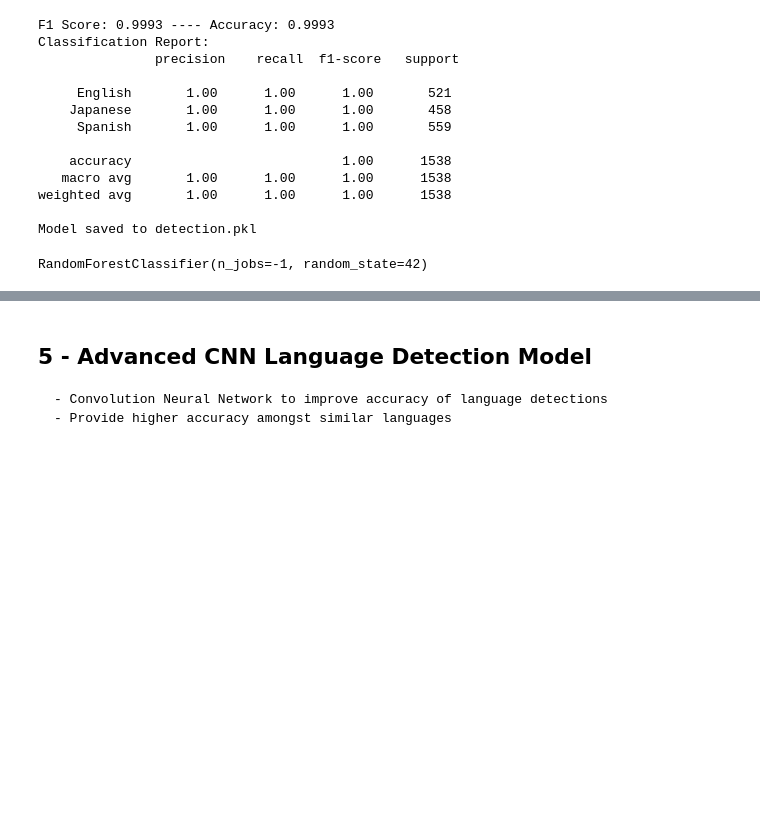
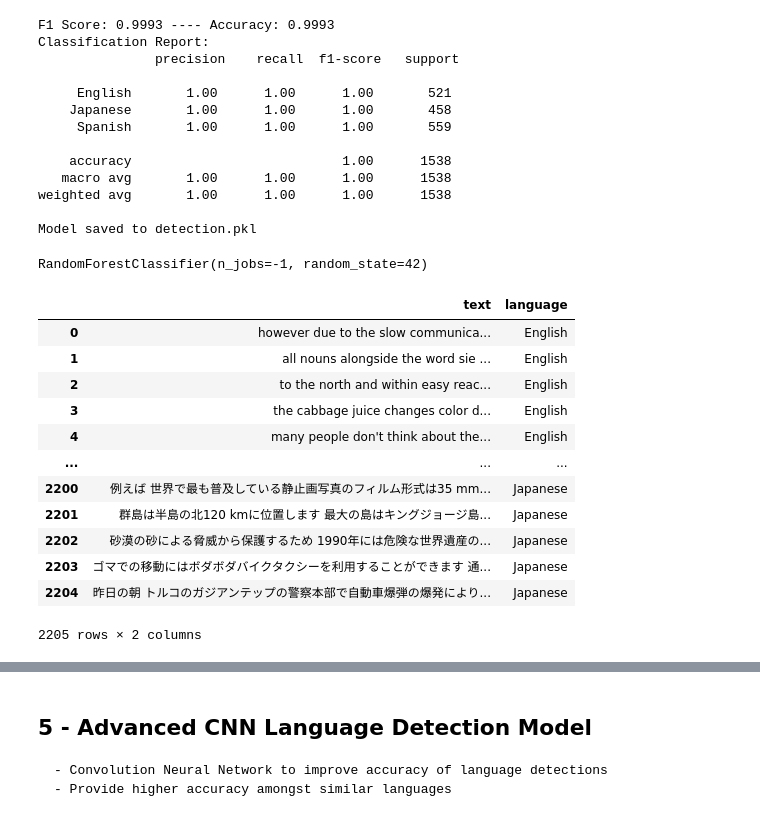
Before and after one commit to JoshuaUAedu/Language-Project, a Jupyter notebook: Detection_Transcription.ipynb, the cells around one changed output, grey strips where cells are left out. Drawn from its saved outputs; the diff is of its cells as text; code cells hidden in the pictures; blank space fills up the shorter version.

Commit message:
Added Fleurs Test Data + Began concept of adding in short inputs to training data

```diff
--- a/Detection_Transcription.ipynb
+++ b/Detection_Transcription.ipynb
@@ -44,6 +44,11 @@ import joblib
 fleurs_en = load_dataset("google/fleurs", "en_us", split="train",trust_remote_code = True)
 fleurs_es = load_dataset("google/fleurs", "es_419", split="train", trust_remote_code = True)
 fleurs_ja = load_dataset("google/fleurs", "ja_jp", split="train", trust_remote_code = True)
+
+# Test Data
+fleurs_en_test = load_dataset("google/fleurs", "en_us", split="test",trust_remote_code = True)
+fleurs_es_test = load_dataset("google/fleurs", "es_419", split="test",trust_remote_code = True)
+fleurs_ja_test = load_dataset("google/fleurs", "ja_jp", split="test",trust_remote_code = True)
 # %%
 # See outputs
 sample_en = fleurs_en[0]
@@ -326,0 +383,24 @@ def predict_detect(text, lang,  model_path = 'detection.pkl'):
+# %%
+# TEST DATA
+
+df_en_test = fleurs_df(fleurs_en_test)
+df_es_test = fleurs_df(fleurs_es_test)
+df_jp_test = fleurs_df(fleurs_ja_test)
+
+test_data = pd.concat([df_en_test,df_es_test,df_jp_test],ignore_index=True)
+
+test_data
+# %% [output]
+|  | text | language |
+| 0 | however due to the slow communica... | English |
+| 1 | all nouns alongside the word sie ... | English |
+| 2 | to the north and within easy reac... | English |
+| 3 | the cabbage juice changes color d... | English |
+| 4 | many people don't think about the... | English |
+| ... | ... | ... |
+| 2200 | 例えば 世界で最も普及している静止画写真のフィルム形式は35 mm... | Japanese |
+| 2201 | 群島は半島の北120 kmに位置します 最大の島はキングジョージ島... | Japanese |
+| 2202 | 砂漠の砂による脅威から保護するため 1990年には危険な世界遺産の... | Japanese |
+| 2203 | ゴマでの移動にはボダボダバイクタクシーを利用することができます 通... | Japanese |
+| 2204 | 昨日の朝 トルコのガジアンテップの警察本部で自動車爆弾の爆発により... | Japanese |
+2205 rows × 2 columns
```
Also changed, not shown: parts of 20 cells of this notebook, 4 other files.
